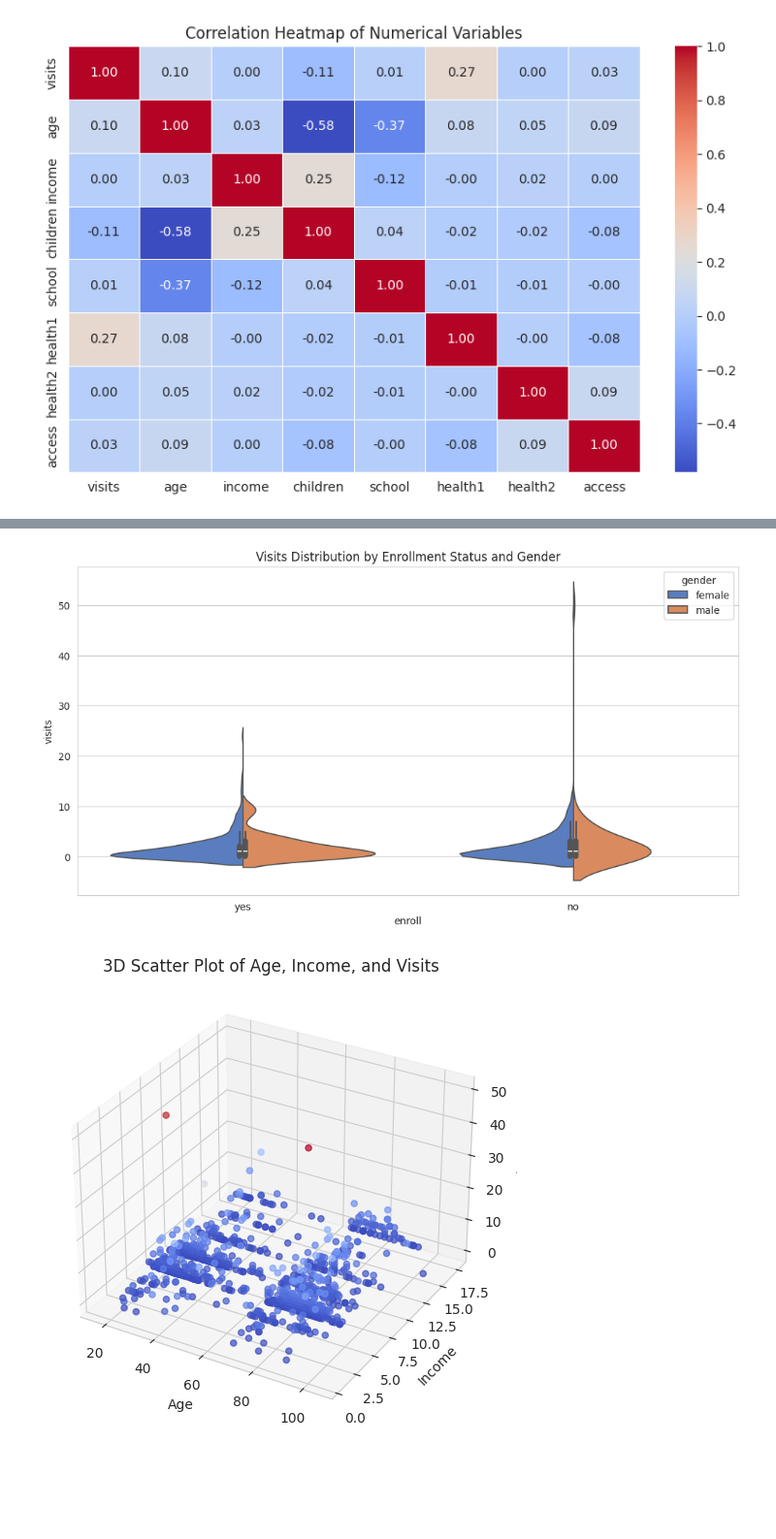
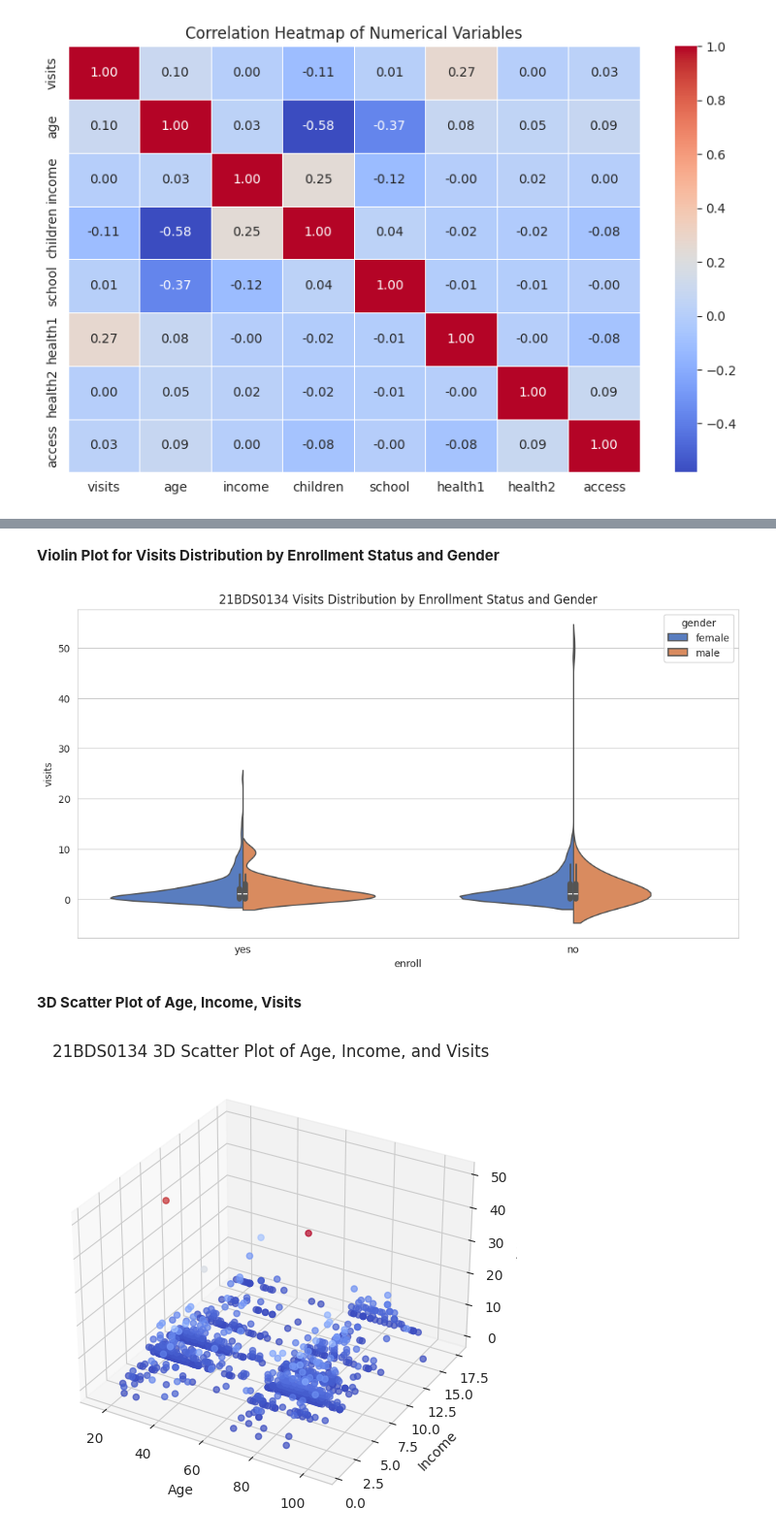
Before and after one commit to 0808003/21BDS0134, a Jupyter notebook: 21BDS0134.ipynb, the cells around one changed output, grey strips where cells are left out. Shown at 97% size. Drawn from its saved outputs; the diff is of its cells as text; code cells hidden in the pictures; blank space fills up the shorter version.

```diff
--- a/21BDS0134.ipynb
+++ b/21BDS0134.ipynb
@@ -234,20 +265,24 @@ plt.show()
+# %% [markdown]
+**Violin Plot for Visits Distribution by Enrollment Status and Gender**
 # %%
 plt.figure(figsize=(12, 6))
 sns.violinplot(x='enroll', y='visits', hue='gender', data=Data, split=True, palette="muted")
-plt.title("Visits Distribution by Enrollment Status and Gender")
+plt.title("21BDS0134 Visits Distribution by Enrollment Status and Gender")
 plt.show()
 # %% [output]
-[figure, old version]
+[figure, new version]
+# %% [markdown]
+**3D Scatter Plot of Age, Income, Visits**
 # %%
 from mpl_toolkits.mplot3d import Axes3D
 
 fig = plt.figure(figsize=(10, 6))
 ax = fig.add_subplot(111, projection='3d')
 ax.scatter(Data['age'], Data['income'], Data['visits'], c= Data['visits'], cmap='coolwarm', alpha=0.7)
 ax.set_xlabel('Age')
 ax.set_ylabel('Income')
 ax.set_zlabel('Visits')
-ax.set_title("3D Scatter Plot of Age, Income, and Visits")
+ax.set_title("21BDS0134 3D Scatter Plot of Age, Income, and Visits")
 plt.show()
 # %% [output]
-[figure, old version]
+[figure, new version]
```
Also changed, not shown: parts of 70 cells of this notebook.
